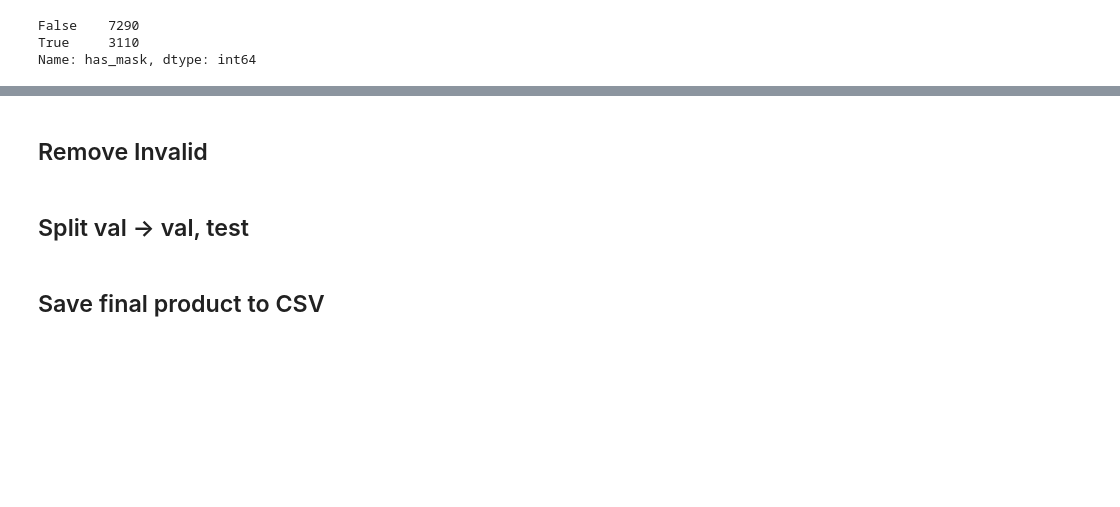
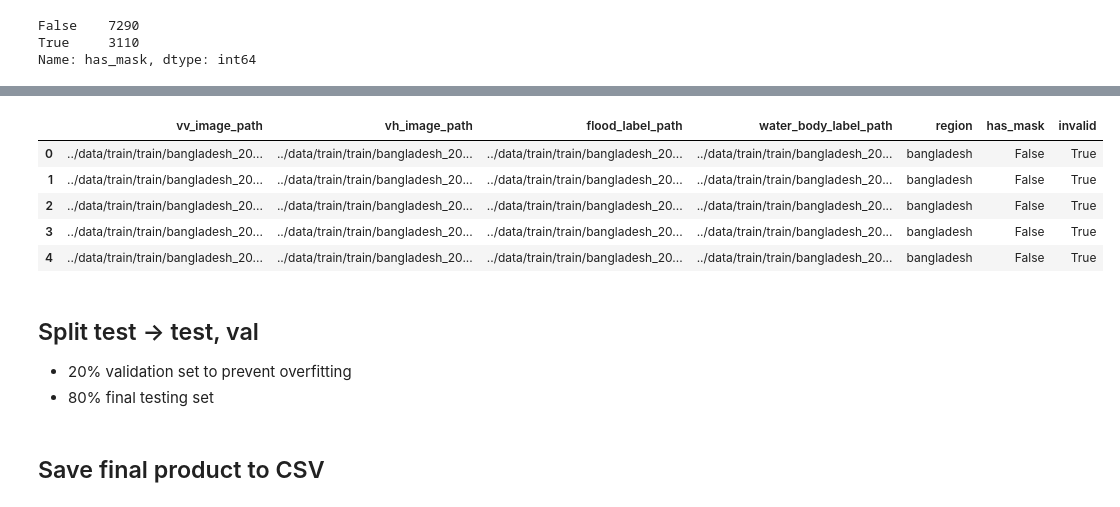
Before and after one commit to khizon/SAR_flood_segmentation, a Jupyter notebook: src/data_exploration.ipynb, the cells around one changed output, grey strips where cells are left out. Saved outputs shown, nothing was run; the diff lists cells and outputs as text; code cells hidden in the pictures; blank space fills up the shorter version.

```diff
--- a/src/data_exploration.ipynb
+++ b/src/data_exploration.ipynb
@@ -65,3 +74,3 @@ Name: has_mask, dtype: int64
 # %%
-train_df['invalid'] = (train_df['vv_image_path'].apply(df_utils.remove_binary))
-val_df['invalid'] = (val_df['vv_image_path'].apply(df_utils.remove_binary))
+train_df = train_df.apply(lambda row: df_utils.remove_binary(row), axis=1)
+test_df = test_df.apply(lambda row: df_utils.remove_binary(row), axis=1)
@@ -82,2 +76,0 @@ train_df[(train_df['invalid']==True) & (train_df['has_mask']==True)].sample(10)
-# %% [markdown]
-## Remove Invalid
@@ -87,3 +77,14 @@ train_df[(train_df['invalid']==True) & (train_df['has_mask']==True)].sample(10)
+# %%
+train_df.head()
+# %% [output]
+|  | vv_image_path | vh_image_path | flood_label_path | water_body_label_path | region | has_mask | invalid |
+| 0 | ../data/train/train/bangladesh_20... | ../data/train/train/bangladesh_20... | ../data/train/train/bangladesh_20... | ../data/train/train/bangladesh_20... | bangladesh | False | True |
+| 1 | ../data/train/train/bangladesh_20... | ../data/train/train/bangladesh_20... | ../data/train/train/bangladesh_20... | ../data/train/train/bangladesh_20... | bangladesh | False | True |
+| 2 | ../data/train/train/bangladesh_20... | ../data/train/train/bangladesh_20... | ../data/train/train/bangladesh_20... | ../data/train/train/bangladesh_20... | bangladesh | False | True |
+| 3 | ../data/train/train/bangladesh_20... | ../data/train/train/bangladesh_20... | ../data/train/train/bangladesh_20... | ../data/train/train/bangladesh_20... | bangladesh | False | True |
+| 4 | ../data/train/train/bangladesh_20... | ../data/train/train/bangladesh_20... | ../data/train/train/bangladesh_20... | ../data/train/train/bangladesh_20... | bangladesh | False | True |
 # %% [markdown]
-## Split val -> val, test
+## Split test -> test, val
+- 20% validation set to prevent overfitting
+- 80% final testing set
 # %%
```
Also changed, not shown: parts of 20 cells of this notebook, 5 other files.
